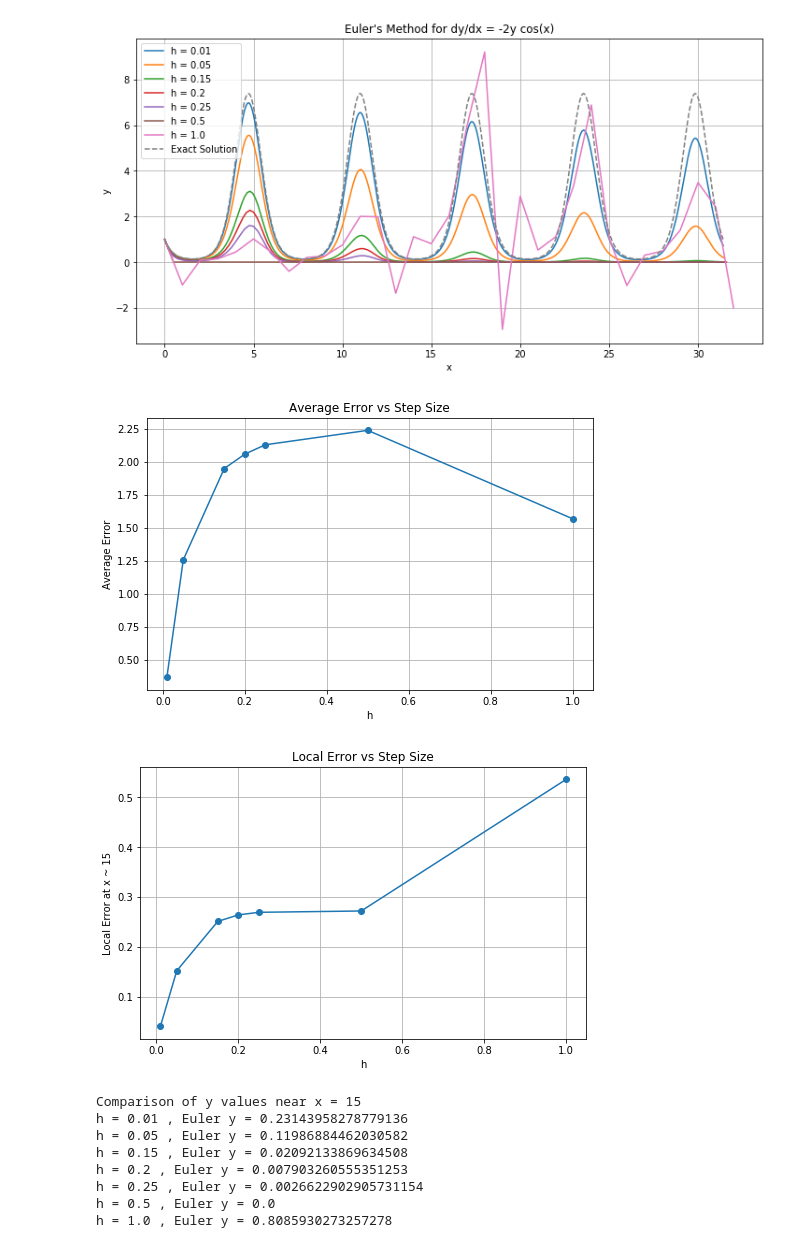
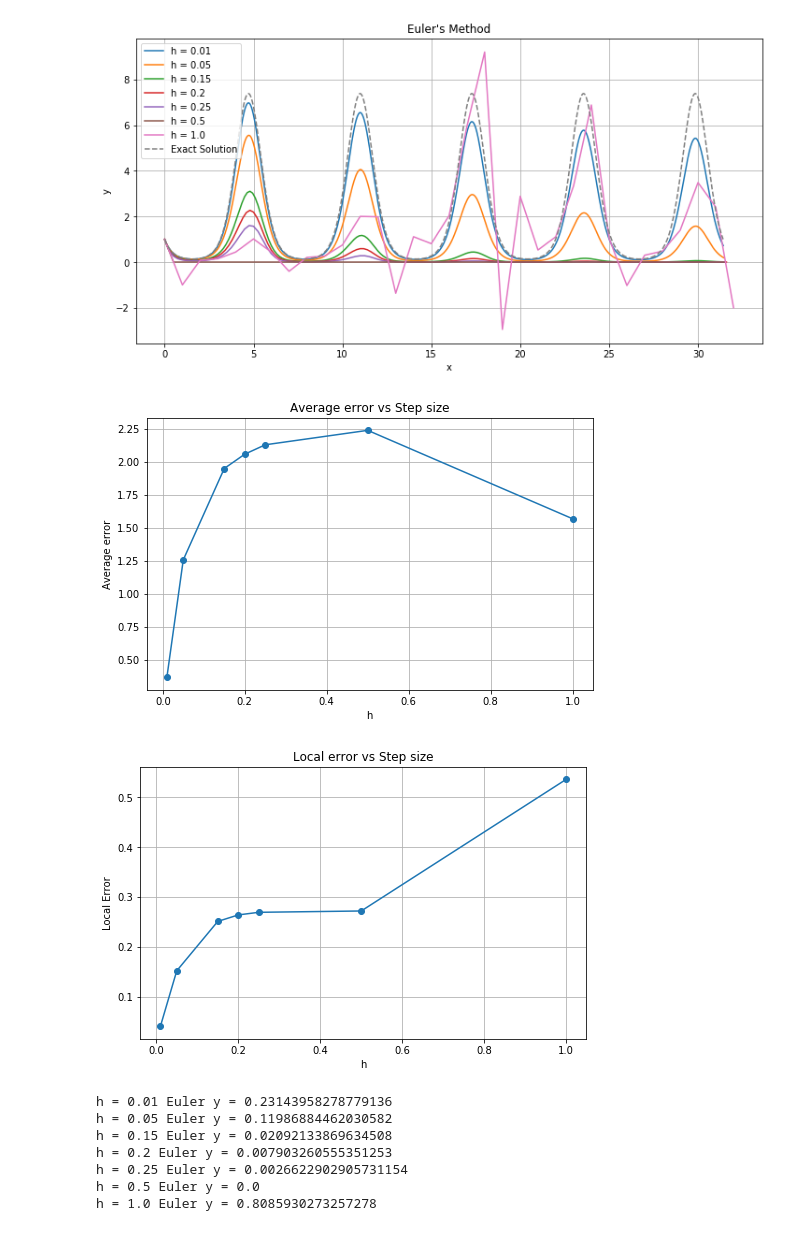
Before and after one commit to juanxcisneros/coe311k, a Jupyter notebook: homework/jc222256- HW7.ipynb, the cells around one changed output. Saved outputs shown, nothing was run; the diff lists cells and outputs as text; code cells hidden in the pictures.

```diff
--- a/homework/jc222256- HW7.ipynb
+++ b/homework/jc222256- HW7.ipynb
@@ -2,97 +2,81 @@
 import numpy as np
 import matplotlib.pyplot as plt
 
-# Define the differential equation
 def f(x, y):
     return -2 * y * np.cos(x)
 
-# Exact solution
 def y_exact(x):
     return np.exp(-2 * np.sin(x))
 
-# Parameters
 h_values = [0.01, 0.05, 0.15, 0.2, 0.25, 0.5, 1.0]
 x_start = 0
 x_end = 10 * np.pi
 y_0 = 1.0
 
-# Lists to store errors
 avg_errors = []
 local_errors = []
 y_at_15 = []
 
-# Plot 1: Euler solutions for each h
 plt.figure(figsize=(12, 6))
 
 for h in h_values:
     x_values = np.arange(x_start, x_end + h, h)
     y_values = np.zeros(len(x_values))
 
-    # Initial condition
     y_values[0] = y_0
 
-    # Euler's Method loop
     for i in range(1, len(x_values)):
         x_n = x_values[i - 1]
         y_n = y_values[i - 1]
         y_values[i] = y_n + h * f(x_n, y_n)
 
-    # Exact values
     y_true = y_exact(x_values)
 
-    # Error for this run
     error = np.abs(y_values - y_true)
     avg_errors.append(np.mean(error))
 
-    # Value near x = 15
     idx_15 = np.argmin(np.abs(x_values - 15))
     y_at_15.append(y_values[idx_15])
     local_errors.append(abs(y_values[idx_15] - y_true[idx_15]))
 
-    # Plot Euler solution
     plt.plot(x_values, y_values, label='h = ' + str(h))
 
 plt.plot(np.linspace(x_start, x_end, 1000), y_exact(np.linspace(x_start, x_end, 1000)),
          '--', label='Exact Solution')
 
 plt.xlabel('x')
 plt.ylabel('y')
-plt.title("Euler's Method for dy/dx = -2y cos(x)")
+plt.title("Euler's Method")
 plt.legend()
 plt.grid(True)
 plt.show()
 
-# Plot 2: Average error vs h
 plt.figure(figsize=(8, 5))
 plt.plot(h_values, avg_errors, 'o-')
 plt.xlabel('h')
-plt.ylabel('Average Error')
-plt.title('Average Error vs Step Size')
+plt.ylabel('Average error')
+plt.title('Average error vs Step size')
 plt.grid(True)
 plt.show()
 
-# Plot 3: Local error at x ~ 15 vs h
 plt.figure(figsize=(8, 5))
 plt.plot(h_values, local_errors, 'o-')
 plt.xlabel('h')
-plt.ylabel('Local Error at x ~ 15')
-plt.title('Local Error vs Step Size')
+plt.ylabel('Local Error')
+plt.title('Local error vs Step size')
 plt.grid(True)
 plt.show()
 
-# Print values near x = 15
-print("Comparison of y values near x = 15")
 for i in range(len(h_values)):
-    print("h =", h_values[i], ", Euler y =", y_at_15[i])
+    print("h =", h_values[i], "Euler y =", y_at_15[i])
 # %% [output]
-[figure, old version]
+[figure, new version]
 [figure]
-[figure, old version]
+[figure, new version]
-Comparison of y values near x = 15
-h = 0.01 , Euler y = 0.23143958278779136
-h = 0.05 , Euler y = 0.11986884462030582
-h = 0.15 , Euler y = 0.02092133869634508
-h = 0.2 , Euler y = 0.007903260555351253
-h = 0.25 , Euler y = 0.0026622902905731154
-h = 0.5 , Euler y = 0.0
-h = 1.0 , Euler y = 0.8085930273257278
+h = 0.01 Euler y = 0.23143958278779136
+h = 0.05 Euler y = 0.11986884462030582
+h = 0.15 Euler y = 0.02092133869634508
+h = 0.2 Euler y = 0.007903260555351253
+h = 0.25 Euler y = 0.0026622902905731154
+h = 0.5 Euler y = 0.0
+h = 1.0 Euler y = 0.8085930273257278
```
Also changed, not shown: 3 other files.
